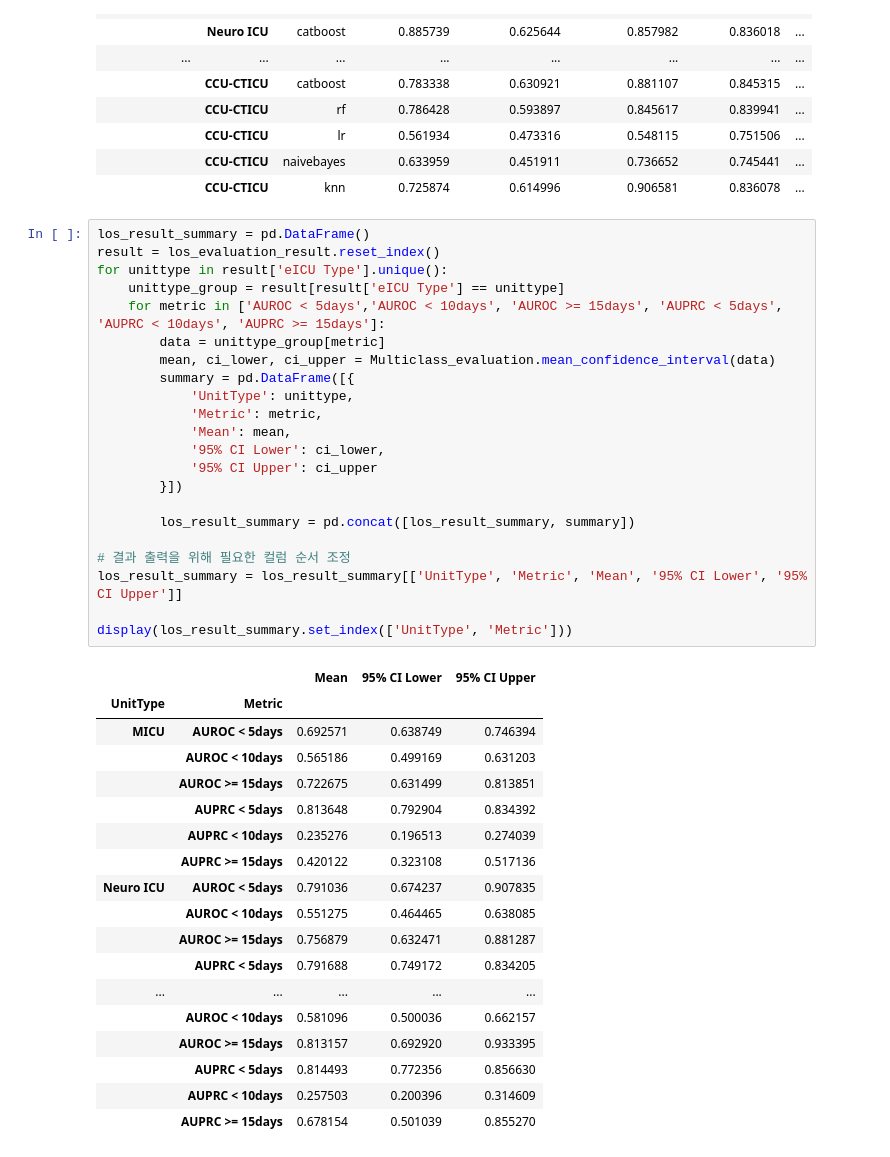
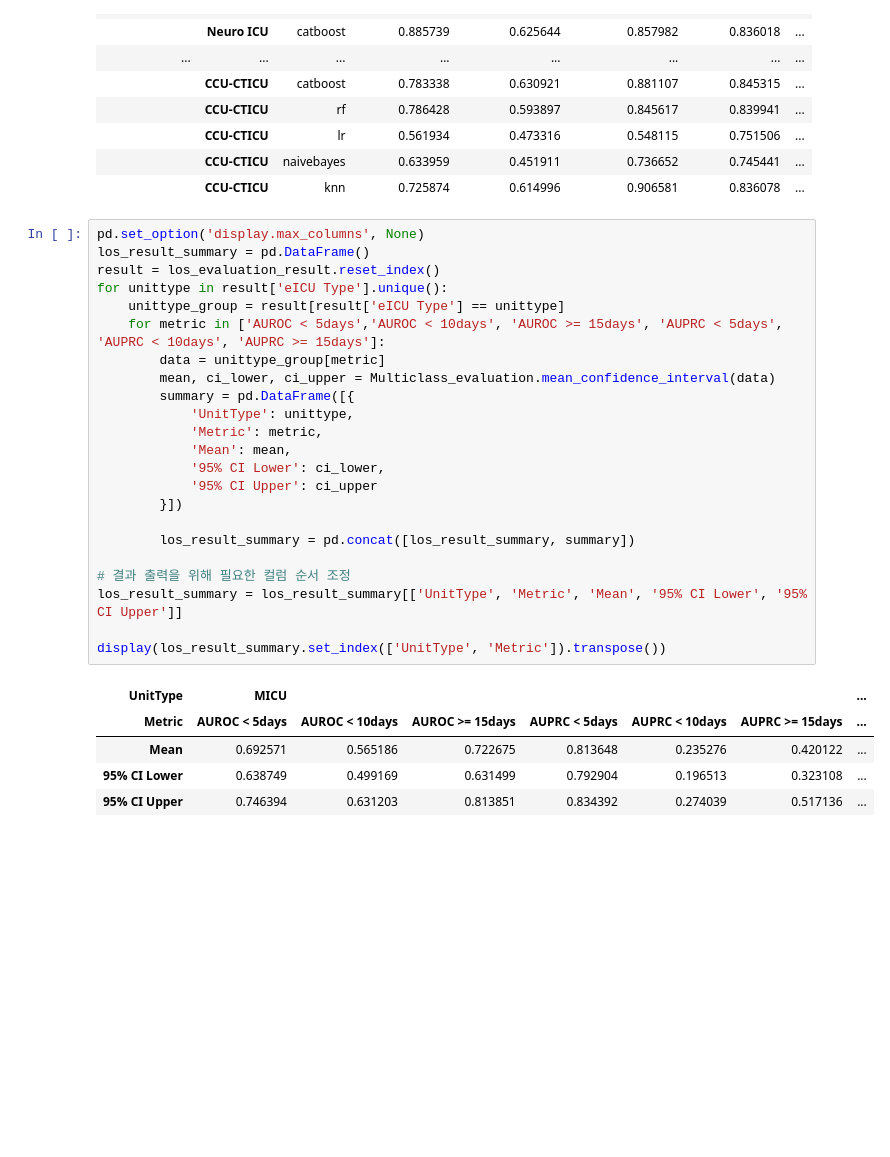
Before and after one commit to Jeong-Eul/CLEAR-Shock, a Jupyter notebook: Experiment(Supervised Learning)/sub task prediction/Baseline Subtask.ipynb, the cells around one changed output. Drawn from its saved outputs; the diff is of its cells as text; blank space fills up the shorter version.

```diff
--- a/Experiment(Supervised Learning)/sub task prediction/Baseline Subtask.ipynb
+++ b/Experiment(Supervised Learning)/sub task prediction/Baseline Subtask.ipynb
@@ -292,46 +279,34 @@ eICU-UnitType...
 |  | CCU-CTICU | naivebayes | 0.633959 | 0.451911 | 0.736652 | 0.745441 | ... |
 |  | CCU-CTICU | knn | 0.725874 | 0.614996 | 0.906581 | 0.836078 | ... |
 # %%
+pd.set_option('display.max_columns', None)
 los_result_summary = pd.DataFrame()
 result = los_evaluation_result.reset_index()
 for unittype in result['eICU Type'].unique():
     unittype_group = result[result['eICU Type'] == unittype]
     for metric in ['AUROC < 5days','AUROC < 10days', 'AUROC >= 15days', 'AUPRC < 5days', 'AUPRC < 10days', 'AUPRC >= 15days']:
         data = unittype_group[metric]
         mean, ci_lower, ci_upper = Multiclass_evaluation.mean_confidence_interval(data)
         summary = pd.DataFrame([{
             'UnitType': unittype,
             'Metric': metric,
             'Mean': mean,
             '95% CI Lower': ci_lower,
             '95% CI Upper': ci_upper
         }])
 
         los_result_summary = pd.concat([los_result_summary, summary])
 
 # 결과 출력을 위해 필요한 컬럼 순서 조정
 los_result_summary = los_result_summary[['UnitType', 'Metric', 'Mean', '95% CI Lower', '95% CI Upper']]
 
-display(los_result_summary.set_index(['UnitType', 'Metric']))
+display(los_result_summary.set_index(['UnitType', 'Metric']).transpose())
 # %% [output]
-|  |  | Mean | 95% CI Lower | 95% CI Upper |
-| UnitType | Metric |  |  |  |
-| MICU | AUROC < 5days | 0.692571 | 0.638749 | 0.746394 |
-|  | AUROC < 10days | 0.565186 | 0.499169 | 0.631203 |
-|  | AUROC >= 15days | 0.722675 | 0.631499 | 0.813851 |
-|  | AUPRC < 5days | 0.813648 | 0.792904 | 0.834392 |
-|  | AUPRC < 10days | 0.235276 | 0.196513 | 0.274039 |
-|  | AUPRC >= 15days | 0.420122 | 0.323108 | 0.517136 |
-| Neuro ICU | AUROC < 5days | 0.791036 | 0.674237 | 0.907835 |
-|  | AUROC < 10days | 0.551275 | 0.464465 | 0.638085 |
-|  | AUROC >= 15days | 0.756879 | 0.632471 | 0.881287 |
-|  | AUPRC < 5days | 0.791688 | 0.749172 | 0.834205 |
-| ... | ... | ... | ... | ... |
-|  | AUROC < 10days | 0.581096 | 0.500036 | 0.662157 |
-|  | AUROC >= 15days | 0.813157 | 0.692920 | 0.933395 |
-|  | AUPRC < 5days | 0.814493 | 0.772356 | 0.856630 |
-|  | AUPRC < 10days | 0.257503 | 0.200396 | 0.314609 |
-|  | AUPRC >= 15days | 0.678154 | 0.501039 | 0.855270 |
+| UnitType | MICU |  |  |  |  |  | ... |
+| Metric | AUROC < 5days | AUROC < 10days | AUROC >= 15days | AUPRC < 5days | AUPRC < 10days | AUPRC >= 15days | ... |
+| Mean | 0.692571 | 0.565186 | 0.722675 | 0.813648 | 0.235276 | 0.420122 | ... |
+| 95% CI Lower | 0.638749 | 0.499169 | 0.631499 | 0.792904 | 0.196513 | 0.323108 | ... |
+| 95% CI Upper | 0.746394 | 0.631203 | 0.813851 | 0.834392 | 0.274039 | 0.517136 | ... |
 # %%
 #ARDS
 reload(Multiclass_evaluation)
```
Also changed, not shown: parts of 5 cells of this notebook, 2 other files.
